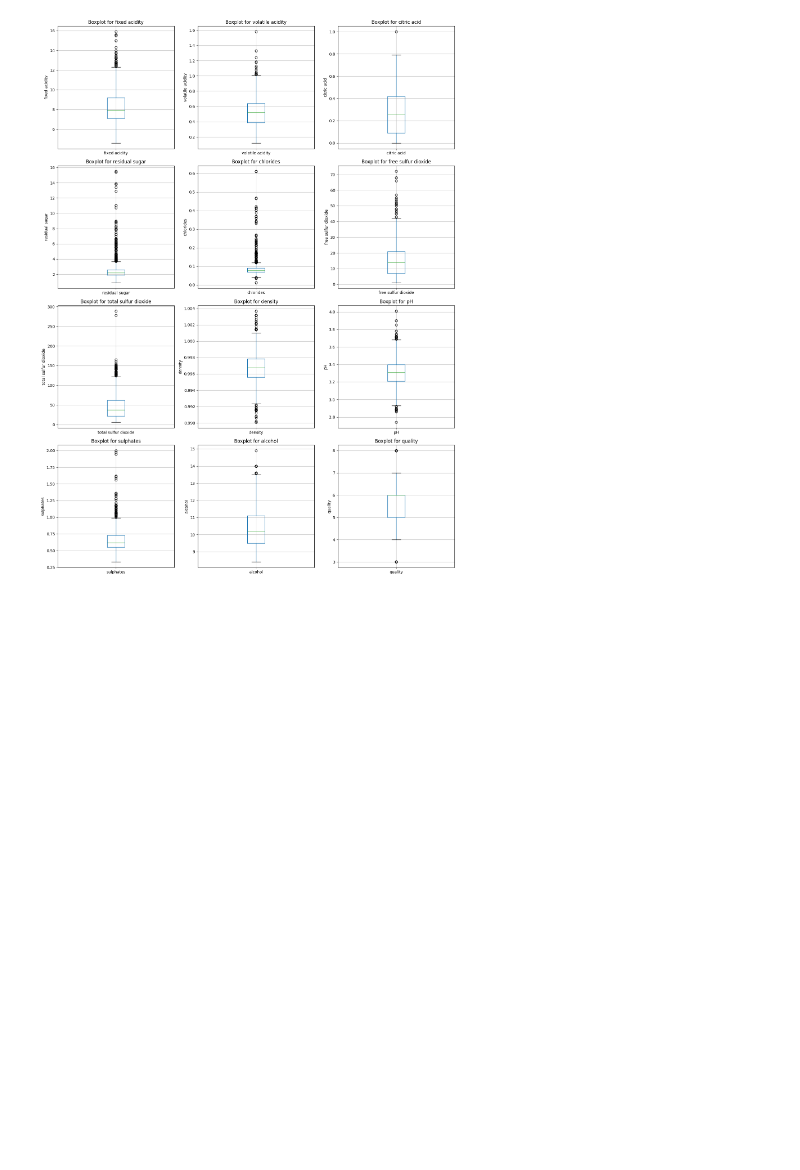
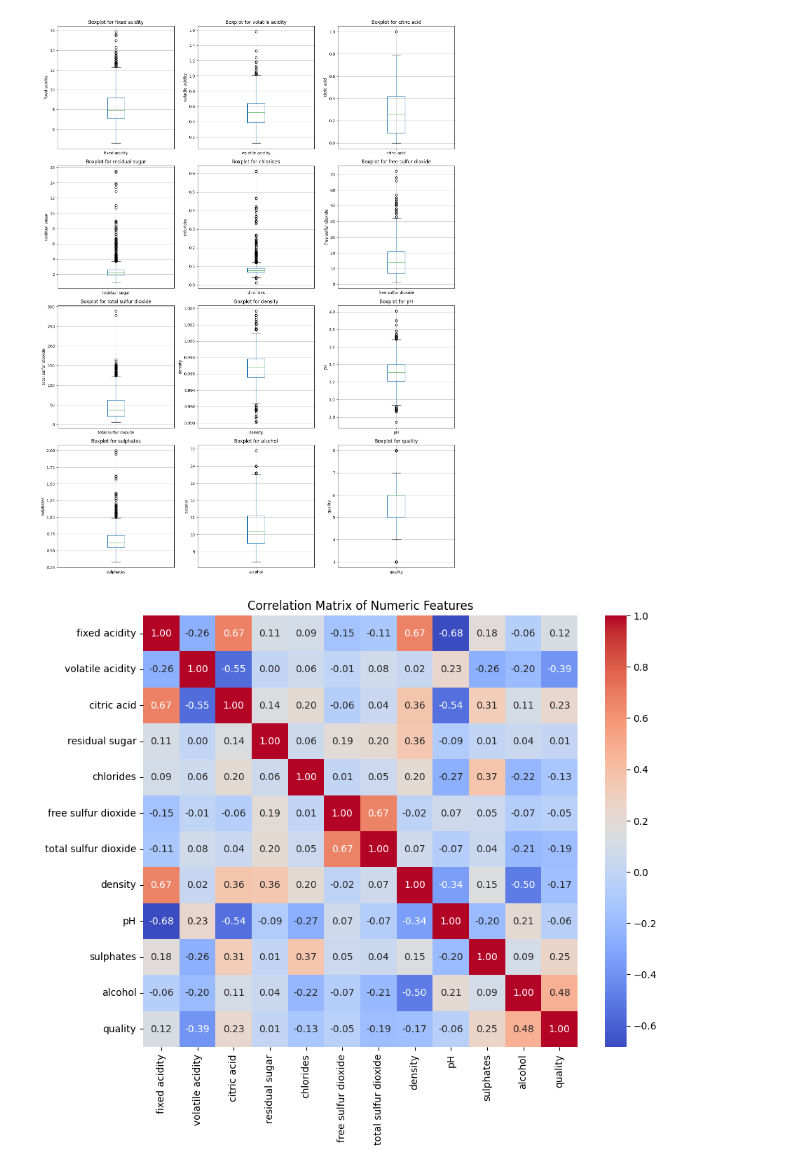
Before and after one commit to AndyTheDragon/dat4bi-mp2, a Jupyter notebook: MP2_report.ipynb, the cells around one changed output. Saved outputs shown, nothing was run; the diff lists cells and outputs as text; code cells hidden in the pictures; blank space fills up the shorter version.

Commit message:
Added heatmap_correlation to plot.py, and tested output is working correctly

```diff
--- a/MP2_report.ipynb
+++ b/MP2_report.ipynb
@@ -46,3 +46,7 @@ Based on the histograms it seems that the density, pH and quality are normally d
 pl.show_boxplots(red_wine_df, layout="grid")
 # %% [output]
 [figure]
+# %%
+pl.show_correlation_heatmap(red_wine_df)
+# %% [output]
+[figure, added]
```
Also changed, not shown: 1 other file.
